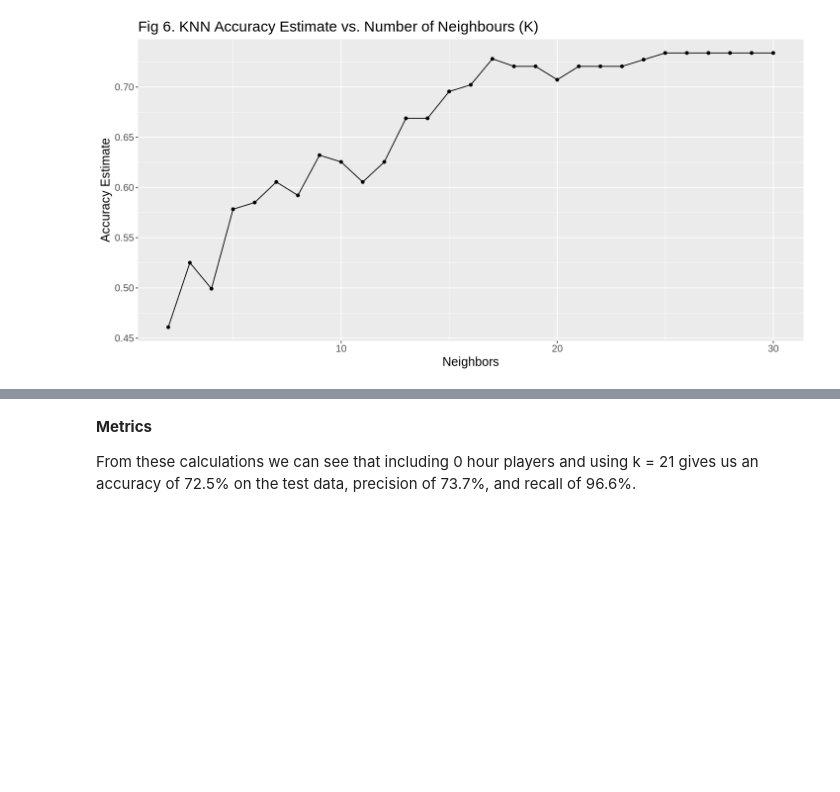
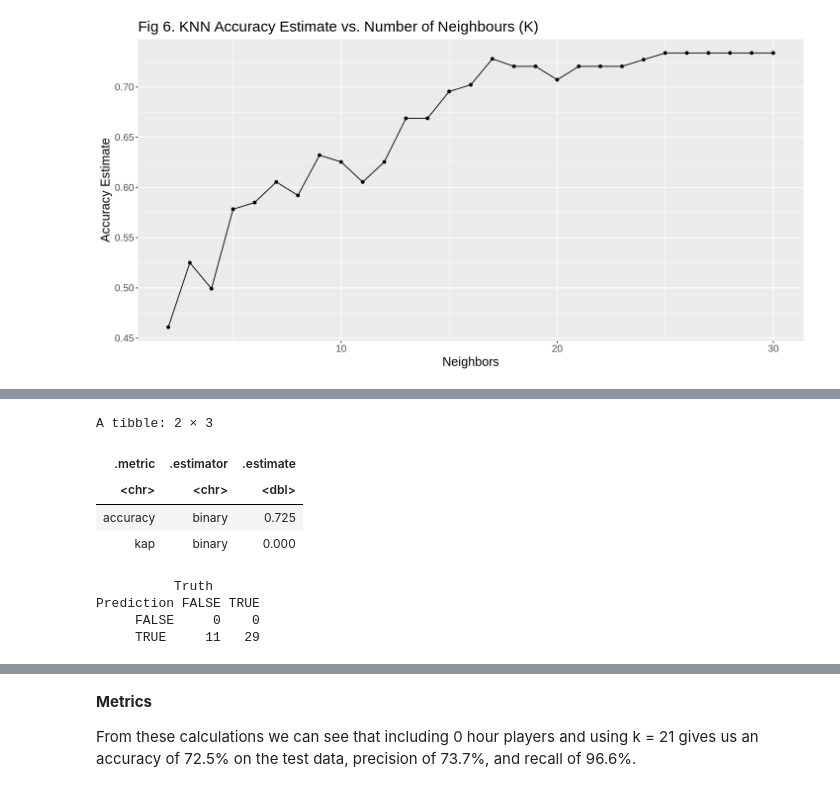
Before and after one commit to beccaphilip/DSCI-100-Group-Project, a Jupyter notebook: Report.ipynb, the cells around one changed output, grey strips where cells are left out. Drawn from its saved outputs; the diff is of its cells as text; code cells hidden in the pictures; blank space fills up the shorter version.

```diff
--- a/Report.ipynb
+++ b/Report.ipynb
@@ -375,0 +358,30 @@ Prediction FALSE TRUE
+# %%
+#Run the tuned model against the test data to find true accuracy and confusion matrix
+tuned_spec2 <- nearest_neighbor(weight_func = "rectangular", neighbors = 25) |>
+       set_engine("kknn") |>
+       set_mode("classification")
+
+tuned_fit2 <- workflow() |>
+             add_recipe(players_recipe) |>
+             add_model(tuned_spec2) |>
+            fit(data = players_train)
+
+players_predictions2 <- predict(tuned_fit2, players_test) |>
+                        bind_cols(players_test)
+
+tuned_metrics2 <- players_predictions2 |> metrics(truth = subscribe, estimate = .pred_class)
+
+players_conf_mat2 <- players_predictions2 |>
+                        conf_mat(truth = subscribe, estimate = .pred_class)
+tuned_metrics2
+players_conf_mat2
+# %% [output]
+A tibble: 2 × 3
+| .metric | .estimator | .estimate |
+| <chr> | <chr> | <dbl> |
+| accuracy | binary | 0.725 |
+| kap | binary | 0.000 |
+          Truth
+Prediction FALSE TRUE
+     FALSE     0    0
+     TRUE     11   29
```
Also changed, not shown: parts of 4 cells of this notebook.
